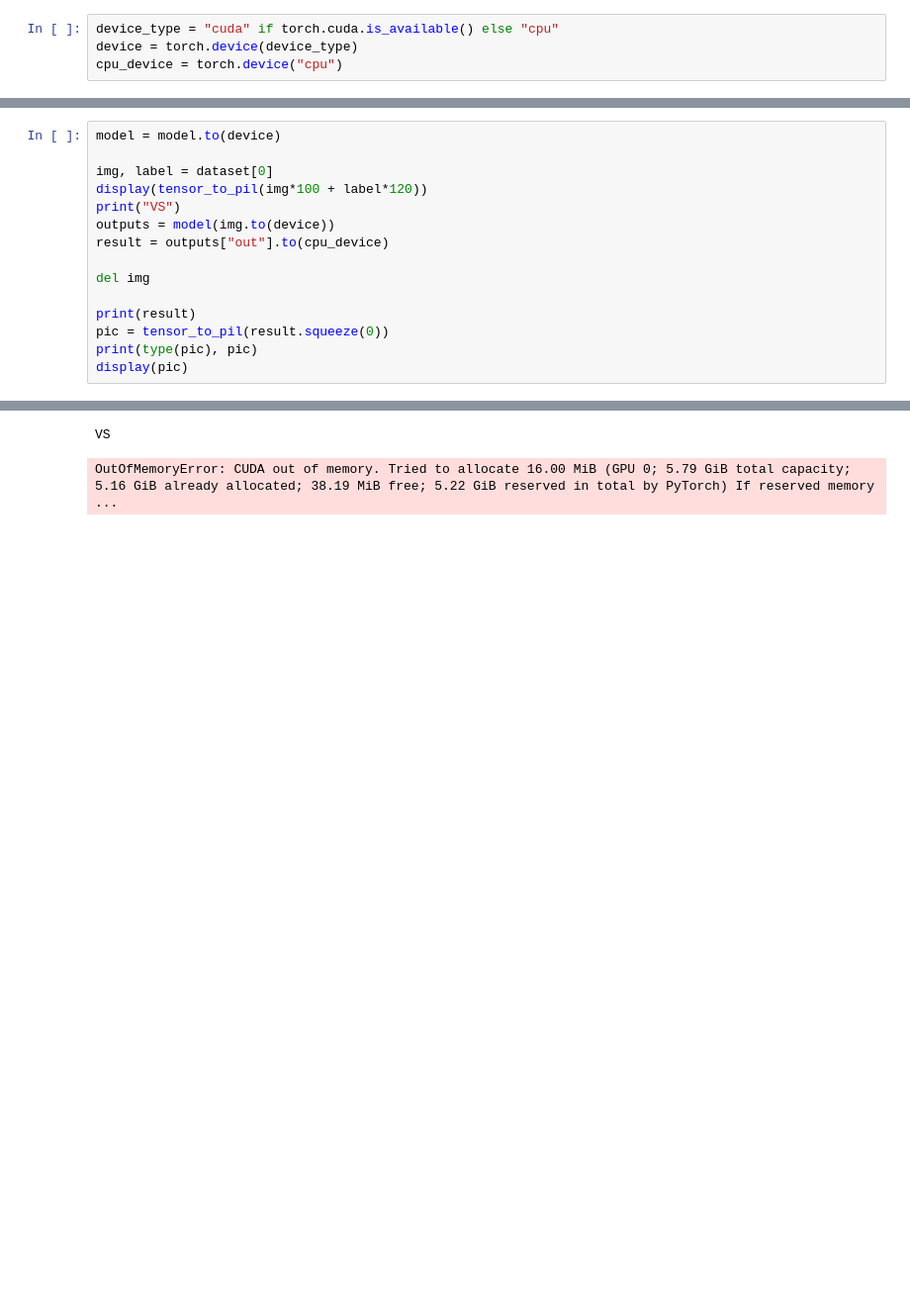
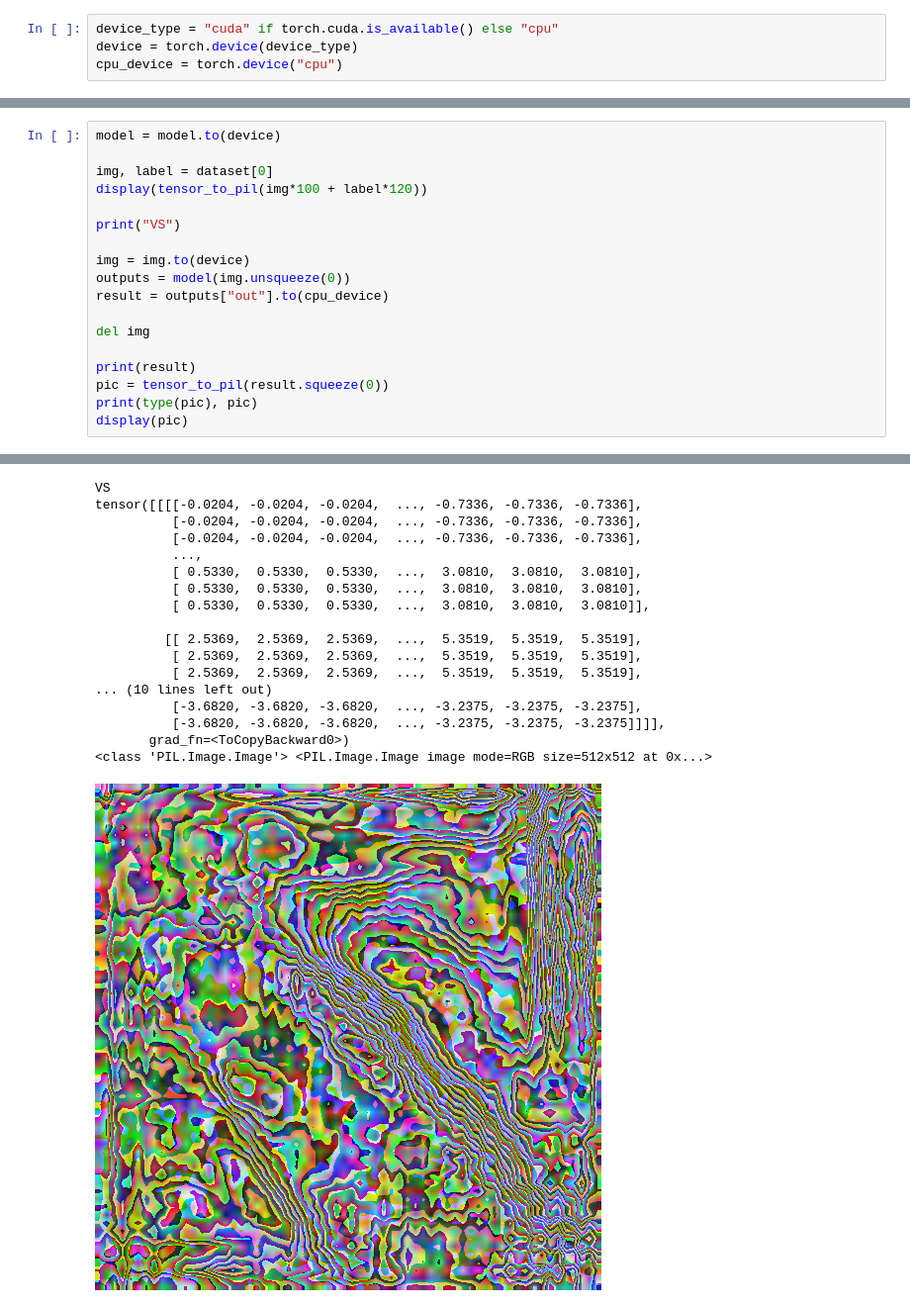
Before and after one commit to AlmTechSoftware/piper, a Jupyter notebook: training_data/research/feynman_2.ipynb, the cells around one changed output, grey strips where cells are left out. Shown at 99% size. Cells and saved outputs as stored; diff of their text form; blank space fills up the shorter version.

Commit message:
Testing of the model

```diff
--- a/training_data/research/feynman_2.ipynb
+++ b/training_data/research/feynman_2.ipynb
@@ -337,19 +339,38 @@ cpu_device = torch.device("cpu")
 # %%
 model = model.to(device)
 
 img, label = dataset[0]
 display(tensor_to_pil(img*100 + label*120))
+
 print("VS")
-outputs = model(img.to(device))
+
+img = img.to(device)
+outputs = model(img.unsqueeze(0))
 result = outputs["out"].to(cpu_device)
 
 del img
 
 print(result)
 pic = tensor_to_pil(result.squeeze(0))
 print(type(pic), pic)
 display(pic)
 # %% [output]
 [figure]
 VS
+tensor([[[[-0.0204, -0.0204, -0.0204,  ..., -0.7336, -0.7336, -0.7336],
+          [-0.0204, -0.0204, -0.0204,  ..., -0.7336, -0.7336, -0.7336],
+          [-0.0204, -0.0204, -0.0204,  ..., -0.7336, -0.7336, -0.7336],
+          ...,
+          [ 0.5330,  0.5330,  0.5330,  ...,  3.0810,  3.0810,  3.0810],
+          [ 0.5330,  0.5330,  0.5330,  ...,  3.0810,  3.0810,  3.0810],
+          [ 0.5330,  0.5330,  0.5330,  ...,  3.0810,  3.0810,  3.0810]],
+
+         [[ 2.5369,  2.5369,  2.5369,  ...,  5.3519,  5.3519,  5.3519],
+          [ 2.5369,  2.5369,  2.5369,  ...,  5.3519,  5.3519,  5.3519],
+          [ 2.5369,  2.5369,  2.5369,  ...,  5.3519,  5.3519,  5.3519],
+... (10 lines left out)
+          [-3.6820, -3.6820, -3.6820,  ..., -3.2375, -3.2375, -3.2375],
+          [-3.6820, -3.6820, -3.6820,  ..., -3.2375, -3.2375, -3.2375]]]],
+       grad_fn=<ToCopyBackward0>)
+<class 'PIL.Image.Image'> <PIL.Image.Image image mode=RGB size=512x512 at 0x...>
-OutOfMemoryError: CUDA out of memory. Tried to allocate 16.00 MiB (GPU 0; 5.79 GiB total capacity; 5.16 GiB already allocated; 38.19 MiB free; 5.22 GiB reserved in total by PyTorch) If reserved memory ...
+[figure, added]
```
Also changed, not shown: parts of 2 cells of this notebook.
